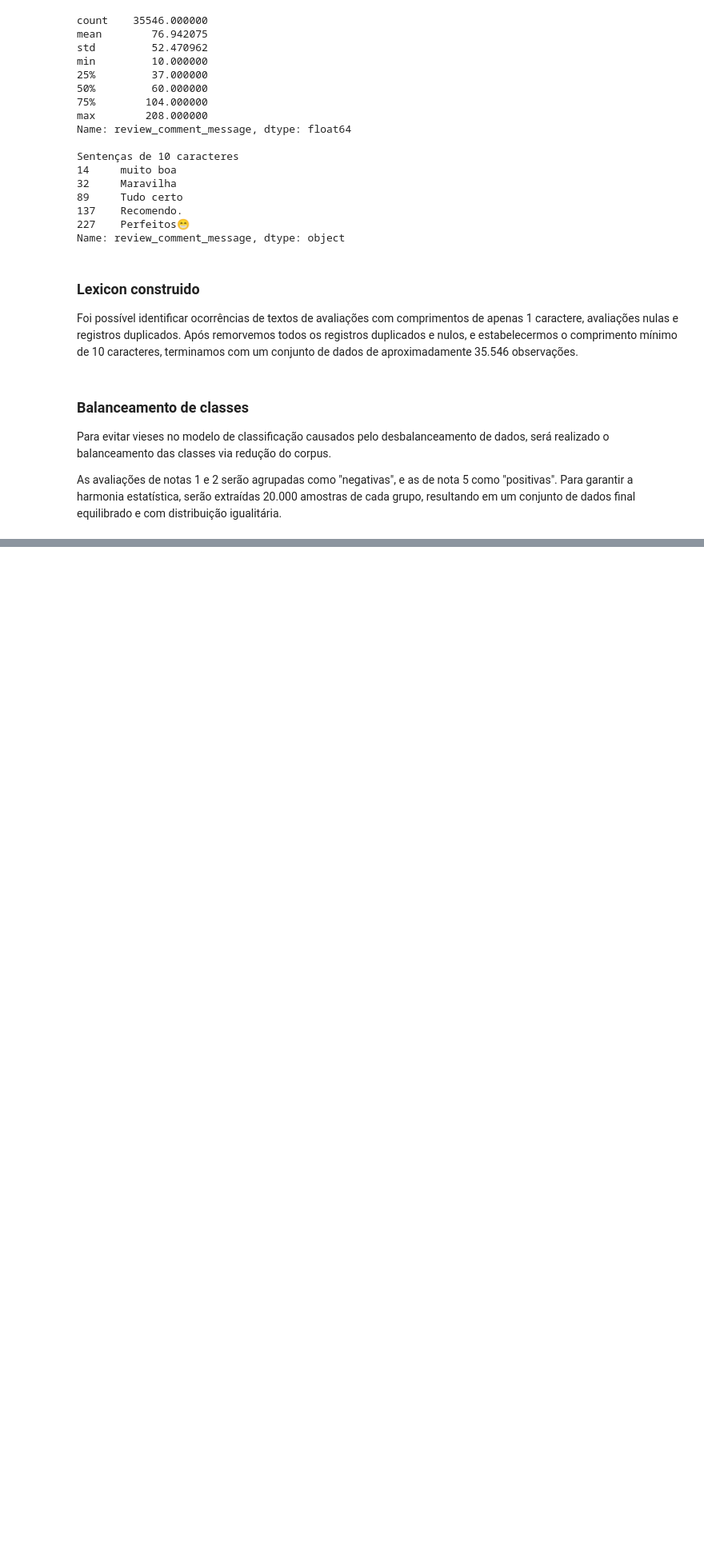
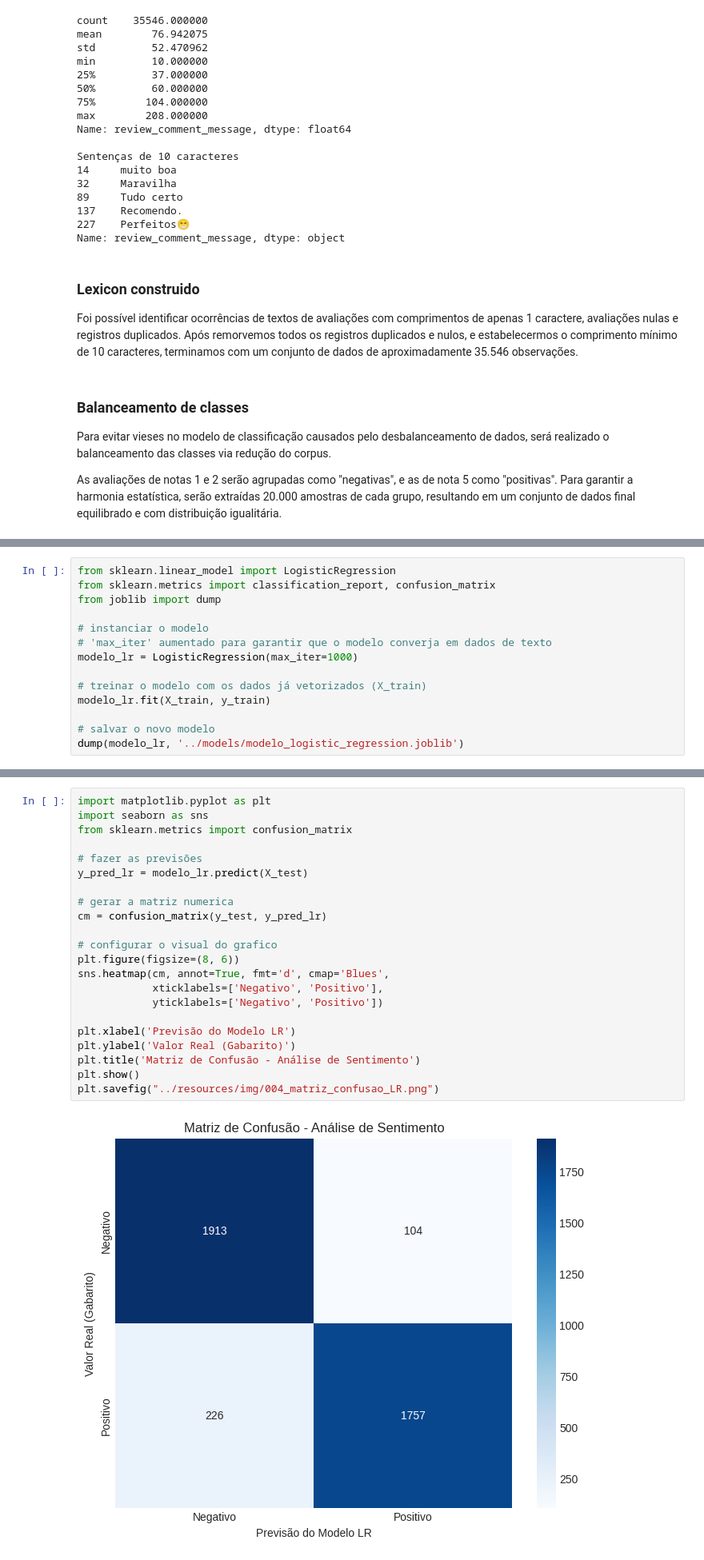
Before and after one commit to ONE-sentiment-analysis/One_sentiment_analysis_model, a Jupyter notebook: src/notebooks/00_One_sentiment_analysis_model.ipynb, the cells around one changed output, grey strips where cells are left out. Shown at 80% size. Saved outputs shown, nothing was run; the diff lists cells and outputs as text; blank space fills up the shorter version.

```diff
--- a/src/notebooks/00_One_sentiment_analysis_model.ipynb
+++ b/src/notebooks/00_One_sentiment_analysis_model.ipynb
@@ -473,0 +500,14 @@ with open('../models/lrUIDF_model.pkl', 'wb') as f:
+# %%
+from sklearn.linear_model import LogisticRegression
+from sklearn.metrics import classification_report, confusion_matrix
+from joblib import dump
+
+# instanciar o modelo
+# 'max_iter' aumentado para garantir que o modelo converja em dados de texto
+modelo_lr = LogisticRegression(max_iter=1000)
+
+# treinar o modelo com os dados já vetorizados (X_train)
+modelo_lr.fit(X_train, y_train)
+
+# salvar o novo modelo
+dump(modelo_lr, '../models/modelo_logistic_regression.joblib')
@@ -473,0 +518,24 @@ with open('../models/lrUIDF_model.pkl', 'wb') as f:
+# %%
+import matplotlib.pyplot as plt
+import seaborn as sns
+from sklearn.metrics import confusion_matrix
+
+# fazer as previsões
+y_pred_lr = modelo_lr.predict(X_test)
+
+# gerar a matriz numerica
+cm = confusion_matrix(y_test, y_pred_lr)
+
+# configurar o visual do grafico
+plt.figure(figsize=(8, 6))
+sns.heatmap(cm, annot=True, fmt='d', cmap='Blues',
+            xticklabels=['Negativo', 'Positivo'],
+            yticklabels=['Negativo', 'Positivo'])
+
+plt.xlabel('Previsão do Modelo LR')
+plt.ylabel('Valor Real (Gabarito)')
+plt.title('Matriz de Confusão - Análise de Sentimento')
+plt.show()
+plt.savefig("../resources/img/004_matriz_confusao_LR.png")
+# %% [output]
+[figure, added]
```
Also changed, not shown: parts of 81 cells of this notebook, 18 other files.
